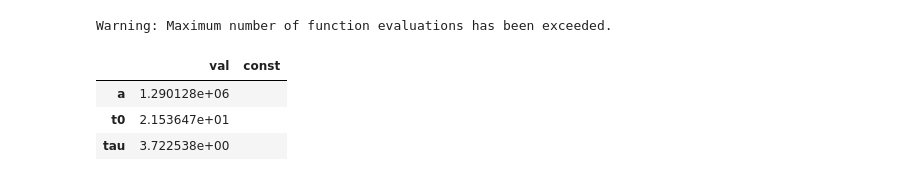
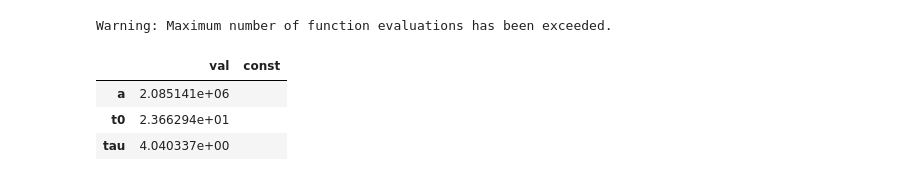
Before and after one commit to robdmc/COVID-19, a Jupyter notebook: us_corona.ipynb, the cells around one changed output. Drawn from its saved outputs; the diff is of its cells as text; code cells hidden in the pictures.

```diff
--- a/us_corona.ipynb
+++ b/us_corona.ipynb
@@ -15,15 +16,26 @@ pd.options.display.max_rows=500
 # %%
-file_name = './csse_covid_19_data/csse_covid_19_time_series/time_series_19-covid-Confirmed.csv'
-df = pd.read_csv(file_name)
-df = df[df['Country/Region'] == 'US']
-# df.columns = ezr.slugify(df.columns)
-df = df.rename(columns={'Province/State': 'location', 'Country/Region': 'country', 'Lat': 'lat', 'Long': 'lon'})
-df = df.set_index(['country', 'location', 'lat', 'lon']).T
-df.index = pd.DatetimeIndex(df.index.values)
-df['cases'] = df.sum(axis=1)
-df = df[['cases']].reset_index()
-df.columns=['date', 'cases']
-df['days'] = (df.date - pd.Timestamp('3/1/2020')).dt.days
-df = df[df.days >= 0]
-# df = df[df.days < 9]
-df.tail()
+class Loader:
+    file_name = './csse_covid_19_data/csse_covid_19_time_series/time_series_19-covid-Confirmed.csv'
+
+    @ezr.cached_container
+    def df_raw(self):
+        df = pd.read_csv(self.file_name)
+        df = df[df['Country/Region'] == 'US']
+        df = df.rename(columns={'Province/State': 'location', 'Country/Region': 'country', 'Lat': 'lat', 'Long': 'lon'})
+        df = df.set_index(['country', 'location', 'lat', 'lon']).T
+        df.index = pd.DatetimeIndex(df.index.values)
+        df['cases'] = df.sum(axis=1)
+        return df
+    @ezr.cached_container
+    def df_total(self):
+        df = self.df_raw
+        df = df[['cases']].reset_index()
+        df.columns=['date', 'cases']
+        df['days'] = (df.date - pd.Timestamp('3/1/2020')).dt.days
+        df = df[df.days >= 0]
+        return df
+        # df = df[df.days < 9]
+#         df.tail()
+
+loader = Loader()
+df = loader.df_total
@@ -55,14 +59,16 @@ Optimization terminated successfully.
 # %%
+df = loader.df_total
 def model(p):
     return p.a * .5 * (1 + np.tanh( (p.x - p.t0) / p.tau))
 
-fitter = ezr.Fitter(a=300000, tau=4, t0=20)
-fitter.fit(x=df.days, y=df.cases, model=model, plot_every=1)
+fitter = ezr.Fitter(a=1e6, tau=4, t0=20)
+# fitter.optimizer_kwargs(xtol=1e-1, ftol=10)
+fitter.fit(x=df.days, y=df.cases, model=model, plot_every=15, )
 display(fitter.params)
 # %% [output]
 [interactive output not drawn]
 Warning: Maximum number of function evaluations has been exceeded.
 |  | val | const |
-| a | 1.290128e+06 |  |
-| t0 | 2.153647e+01 |  |
-| tau | 3.722538e+00 |  |
+| a | 2.085141e+06 |  |
+| t0 | 2.366294e+01 |  |
+| tau | 4.040337e+00 |  |
```
Also changed, not shown: parts of 8 cells of this notebook.
